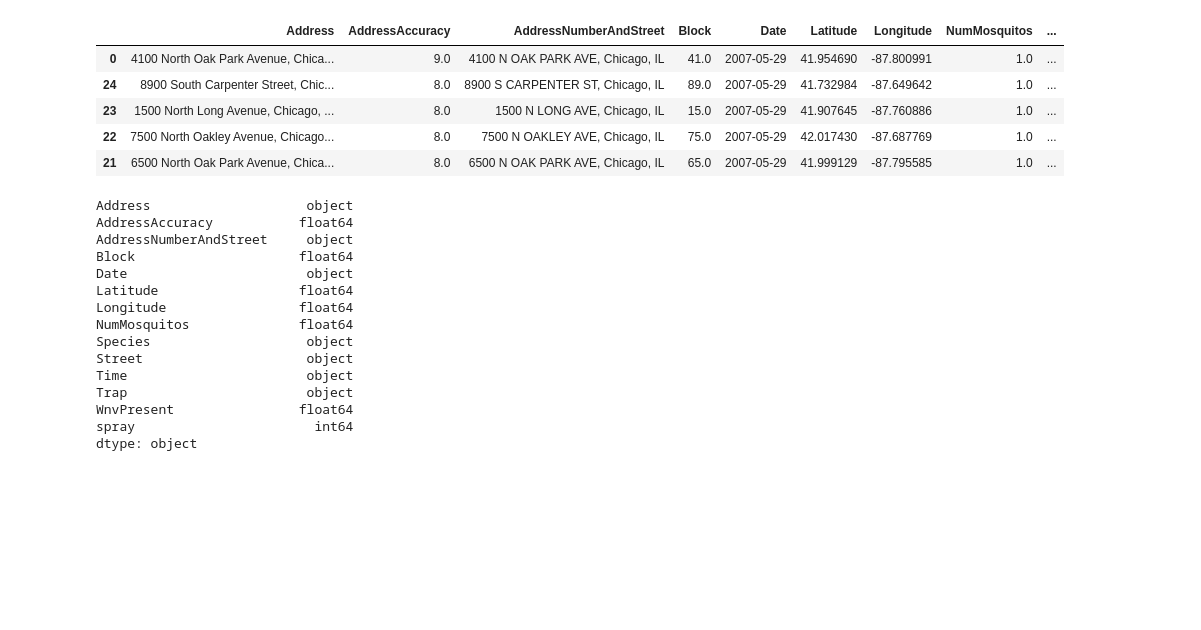
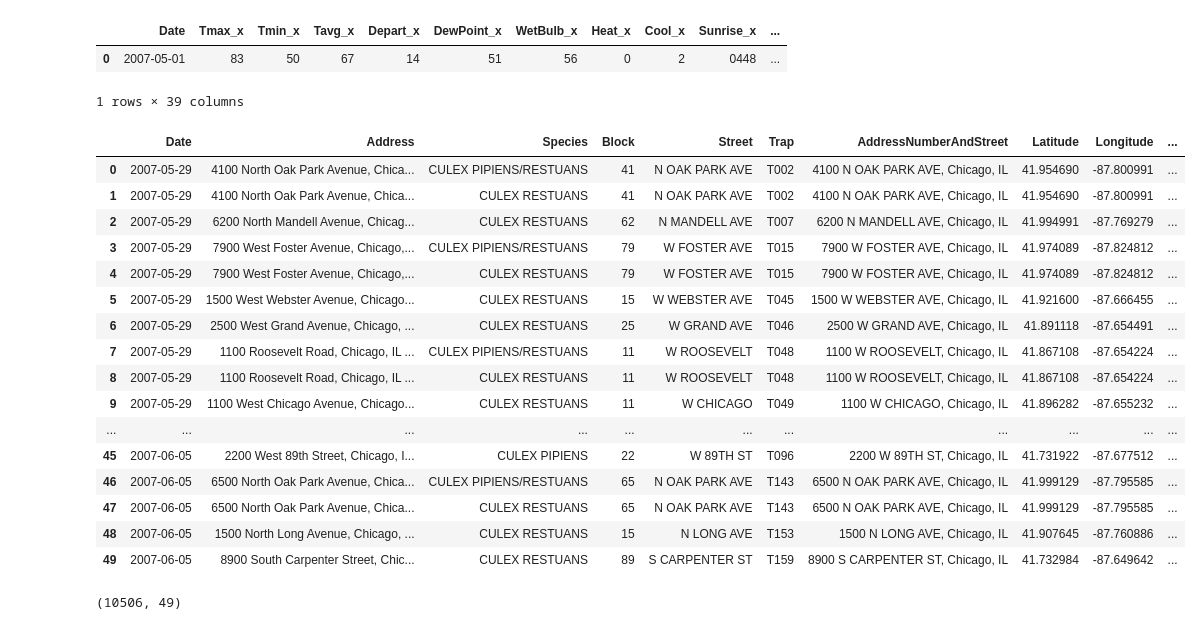
Before and after one commit to tamisalex/TeamPenguinWestNileKaggle, a Jupyter notebook: dataviz/cleaning.ipynb, the cells around one changed output. Saved outputs shown, nothing was run; the diff lists cells and outputs as text; code cells hidden in the pictures; blank space fills up the shorter version.

```diff
--- a/dataviz/cleaning.ipynb
+++ b/dataviz/cleaning.ipynb
@@ -56,32 +24,5 @@ dtype: object
 chicagoWN.drop(['index'], axis=1, inplace=True)
 # %%
 chicagoWN.sort_values(by='Date', inplace=True)
-# %%
-chicagoWN.head()
-# %% [output]
-|  | Address | AddressAccuracy | AddressNumberAndStreet | Block | Date | Latitude | Longitude | NumMosquitos | ... |
-| 0 | 4100 North Oak Park Avenue, Chica... | 9.0 | 4100 N OAK PARK AVE, Chicago, IL | 41.0 | 2007-05-29 | 41.954690 | -87.800991 | 1.0 | ... |
-| 24 | 8900 South Carpenter Street, Chic... | 8.0 | 8900 S CARPENTER ST, Chicago, IL | 89.0 | 2007-05-29 | 41.732984 | -87.649642 | 1.0 | ... |
-| 23 | 1500 North Long Avenue, Chicago, ... | 8.0 | 1500 N LONG AVE, Chicago, IL | 15.0 | 2007-05-29 | 41.907645 | -87.760886 | 1.0 | ... |
-| 22 | 7500 North Oakley Avenue, Chicago... | 8.0 | 7500 N OAKLEY AVE, Chicago, IL | 75.0 | 2007-05-29 | 42.017430 | -87.687769 | 1.0 | ... |
-| 21 | 6500 North Oak Park Avenue, Chica... | 8.0 | 6500 N OAK PARK AVE, Chicago, IL | 65.0 | 2007-05-29 | 41.999129 | -87.795585 | 1.0 | ... |
 # %%
 chicagoWN.to_csv('../assets/tTrain.csv')
-# %%
-chicagoWN.dtypes
-# %% [output]
-Address                    object
-AddressAccuracy           float64
-AddressNumberAndStreet     object
-Block                     float64
-Date                       object
-Latitude                  float64
-Longitude                 float64
-NumMosquitos              float64
-Species                    object
-Street                     object
-Time                       object
-Trap                       object
-WnvPresent                float64
-spray                       int64
-dtype: object
@@ -87,0 +31,43 @@ dtype: object
+# %%
+weather1 = weather[weather['Station']==1]
+weather2 = weather[weather['Station']==2]
+weather1 = weather1.drop('Station', axis=1)
+weather2 = weather2.drop('Station', axis=1)
+weather = weather1.merge(weather2, on='Date')
+# %%
+weather.drop(['CodeSum_x','CodeSum_y'], axis=1, inplace=True)
+weather.head(1)
+# %% [output]
+|  | Date | Tmax_x | Tmin_x | Tavg_x | Depart_x | DewPoint_x | WetBulb_x | Heat_x | Cool_x | Sunrise_x | ... |
+| 0 | 2007-05-01 | 83 | 50 | 67 | 14 | 51 | 56 | 0 | 2 | 0448 | ... |
+1 rows × 39 columns
+# %%
+weather = weather.replace('M', 0)
+weather = weather.replace('-', 0)
+weather = weather.replace('"NO SIGN"', 1)
+weather = weather.replace('+', 2)
+weather = weather.replace('T', 1)
+# %%
+df = pd.merge(train, weather, how='inner', on='Date')
+# %%
+pd.set_option('display.max_columns', None)
+
+df.head(1)
+# %% [output]
+|  | Date | Address | Species | Block | Street | Trap | AddressNumberAndStreet | Latitude | Longitude | ... |
+| 0 | 2007-05-29 | 4100 North Oak Park Avenue, Chica... | CULEX PIPIENS/RESTUANS | 41 | N OAK PARK AVE | T002 | 4100 N OAK PARK AVE, Chicago, IL | 41.954690 | -87.800991 | ... |
+| 1 | 2007-05-29 | 4100 North Oak Park Avenue, Chica... | CULEX RESTUANS | 41 | N OAK PARK AVE | T002 | 4100 N OAK PARK AVE, Chicago, IL | 41.954690 | -87.800991 | ... |
+| 2 | 2007-05-29 | 6200 North Mandell Avenue, Chicag... | CULEX RESTUANS | 62 | N MANDELL AVE | T007 | 6200 N MANDELL AVE, Chicago, IL | 41.994991 | -87.769279 | ... |
+| 3 | 2007-05-29 | 7900 West Foster Avenue, Chicago,... | CULEX PIPIENS/RESTUANS | 79 | W FOSTER AVE | T015 | 7900 W FOSTER AVE, Chicago, IL | 41.974089 | -87.824812 | ... |
+| 4 | 2007-05-29 | 7900 West Foster Avenue, Chicago,... | CULEX RESTUANS | 79 | W FOSTER AVE | T015 | 7900 W FOSTER AVE, Chicago, IL | 41.974089 | -87.824812 | ... |
+| 5 | 2007-05-29 | 1500 West Webster Avenue, Chicago... | CULEX RESTUANS | 15 | W WEBSTER AVE | T045 | 1500 W WEBSTER AVE, Chicago, IL | 41.921600 | -87.666455 | ... |
+| 6 | 2007-05-29 | 2500 West Grand Avenue, Chicago, ... | CULEX RESTUANS | 25 | W GRAND AVE | T046 | 2500 W GRAND AVE, Chicago, IL | 41.891118 | -87.654491 | ... |
+| 7 | 2007-05-29 | 1100 Roosevelt Road, Chicago, IL ... | CULEX PIPIENS/RESTUANS | 11 | W ROOSEVELT | T048 | 1100 W ROOSEVELT, Chicago, IL | 41.867108 | -87.654224 | ... |
+| 8 | 2007-05-29 | 1100 Roosevelt Road, Chicago, IL ... | CULEX RESTUANS | 11 | W ROOSEVELT | T048 | 1100 W ROOSEVELT, Chicago, IL | 41.867108 | -87.654224 | ... |
+| 9 | 2007-05-29 | 1100 West Chicago Avenue, Chicago... | CULEX RESTUANS | 11 | W CHICAGO | T049 | 1100 W CHICAGO, Chicago, IL | 41.896282 | -87.655232 | ... |
+| ... | ... | ... | ... | ... | ... | ... | ... | ... | ... | ... |
+| 45 | 2007-06-05 | 2200 West 89th Street, Chicago, I... | CULEX PIPIENS | 22 | W 89TH ST | T096 | 2200 W 89TH ST, Chicago, IL | 41.731922 | -87.677512 | ... |
+| 46 | 2007-06-05 | 6500 North Oak Park Avenue, Chica... | CULEX PIPIENS/RESTUANS | 65 | N OAK PARK AVE | T143 | 6500 N OAK PARK AVE, Chicago, IL | 41.999129 | -87.795585 | ... |
+| 47 | 2007-06-05 | 6500 North Oak Park Avenue, Chica... | CULEX RESTUANS | 65 | N OAK PARK AVE | T143 | 6500 N OAK PARK AVE, Chicago, IL | 41.999129 | -87.795585 | ... |
+| 48 | 2007-06-05 | 1500 North Long Avenue, Chicago, ... | CULEX RESTUANS | 15 | N LONG AVE | T153 | 1500 N LONG AVE, Chicago, IL | 41.907645 | -87.760886 | ... |
+| 49 | 2007-06-05 | 8900 South Carpenter Street, Chic... | CULEX RESTUANS | 89 | S CARPENTER ST | T159 | 8900 S CARPENTER ST, Chicago, IL | 41.732984 | -87.649642 | ... |
@@ -87,0 +77,5 @@ dtype: object
+# %%
+df.drop_duplicates()
+df.shape
+# %% [output]
+(10506, 49)
```
Also changed, not shown: parts of 16 cells of this notebook, 6 other files.
